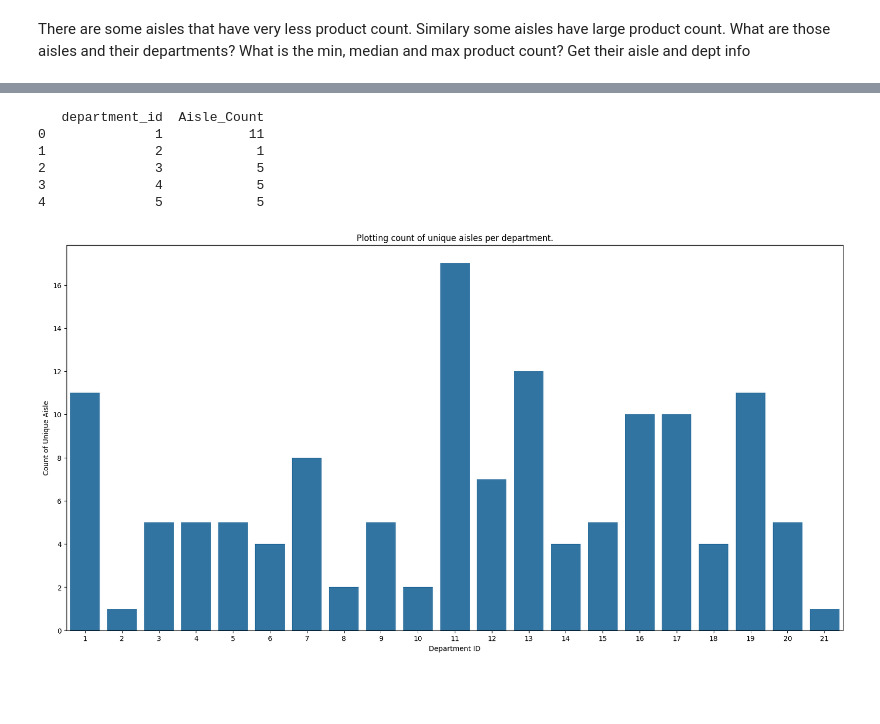
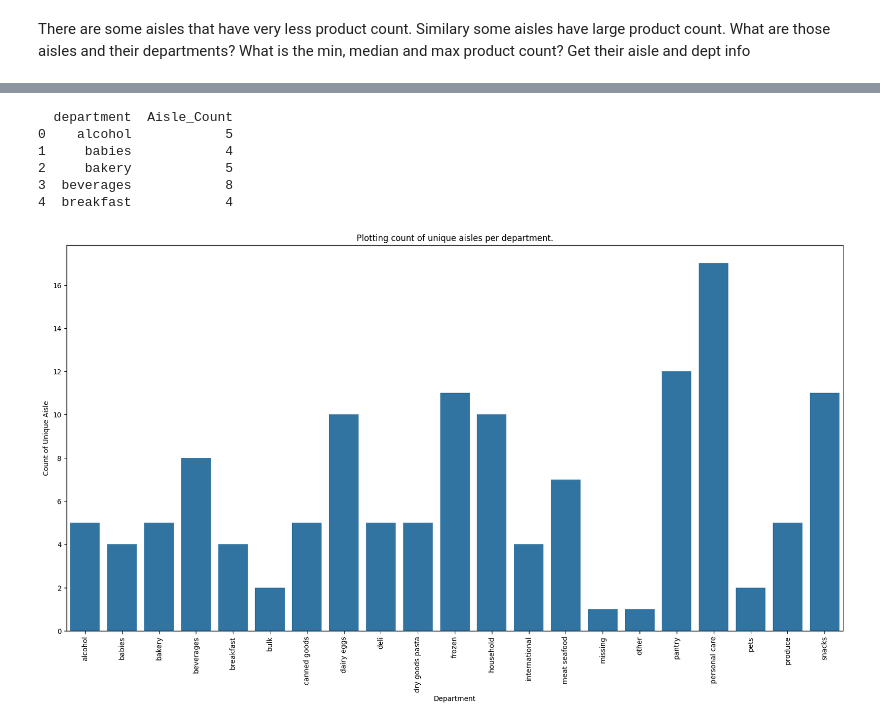
Before and after one commit to NamrataThakur/Market-Basket-Analysis-and-Recommendation, a Jupyter notebook: EDA_DataDescription.ipynb, the cells around one changed output, grey strips where cells are left out. Cells and saved outputs as stored; diff of their text form; code cells hidden in the pictures; blank space fills up the shorter version.

```diff
--- a/EDA_DataDescription.ipynb
+++ b/EDA_DataDescription.ipynb
@@ -77,0 +80,4 @@ HEAD:
+# %%
+dpa_df = prod_df.merge(dept_df,how="inner", on="department_id")
+dpa_df = dpa_df.merge(aisles_df,how="inner", on="aisle_id")
+dpa_df.head()
@@ -144,20 +204,21 @@ Median product count across all departments is 1516.0.
 # %%
-da_df = prod_df.groupby('department_id')['aisle_id'].nunique().reset_index()
+da_df = dpa_df.groupby('department')['aisle_id'].nunique().reset_index()
 da_df.rename(columns={'aisle_id':'Aisle_Count'},inplace=True)
 print(da_df.head())
 
 fig = plt.figure(figsize=(20,10))
-ax = sns.barplot(x='department_id', y='Aisle_Count', data = da_df)
-plt.xlabel('Department ID')
+ax = sns.barplot(x='department', y='Aisle_Count', data = da_df)
+ax.xaxis.set_tick_params(rotation=90,size=4)
+plt.xlabel('Department')
 plt.ylabel('Count of Unique Aisle')
 plt.title('Plotting count of unique aisles per department.')
 fig.savefig('FIGURES\DeptVsAisle.png')
 # %% [output]
-   department_id  Aisle_Count
-0              1           11
-1              2            1
-2              3            5
-3              4            5
-4              5            5
+  department  Aisle_Count
+0    alcohol            5
+1     babies            4
+2     bakery            5
+3  beverages            8
+4  breakfast            4
-[figure, old version]
+[figure, new version]
 # %%
```
Also changed, not shown: parts of 13 cells of this notebook, 3 other files.
